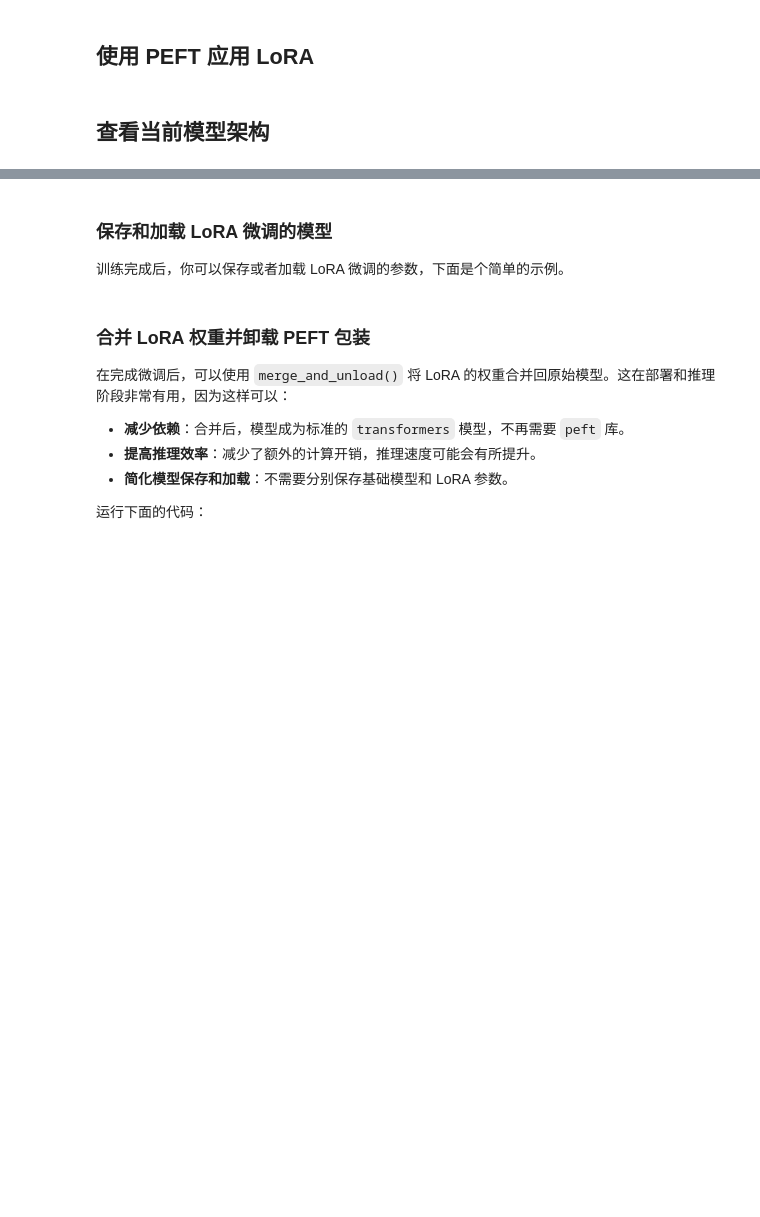
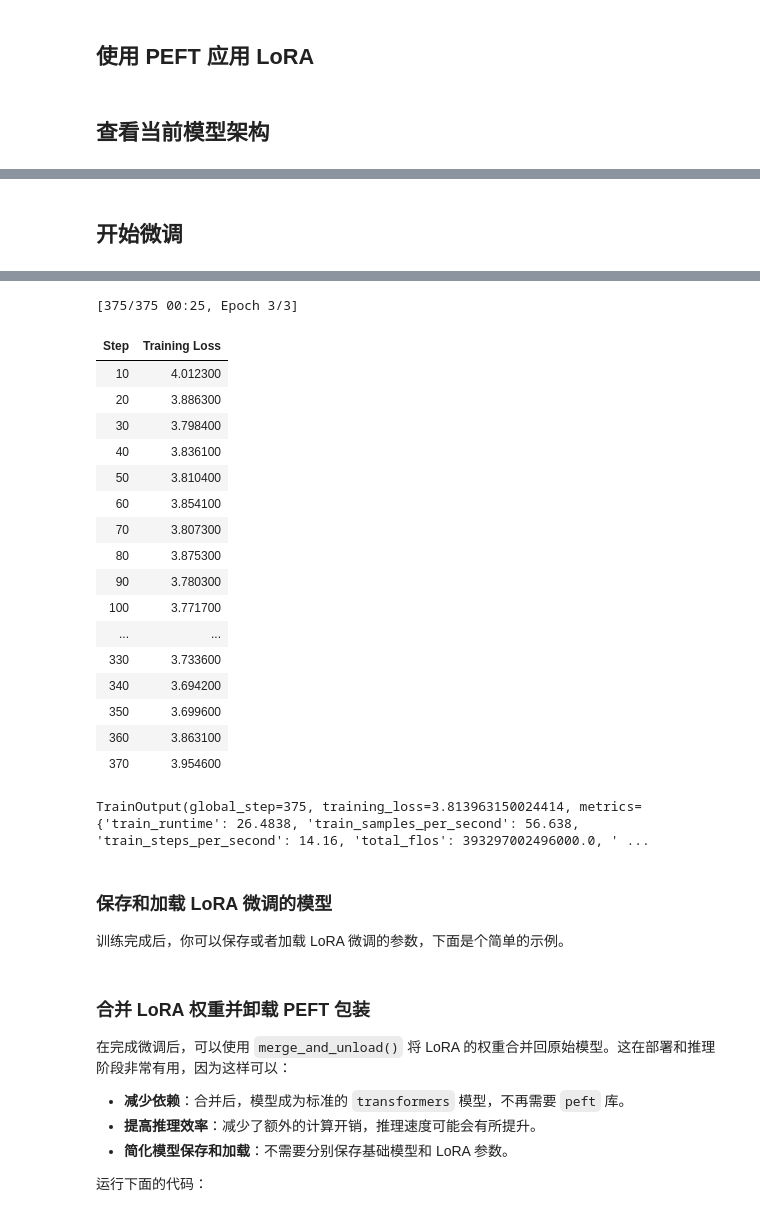
Before and after one commit to Hoper-J/AI-Guide-and-Demos-zh_CN, a Jupyter notebook: Demos/12. 应用 LoRA 到大模型的简单示例（PEFT）.ipynb, the cells around one changed output, grey strips where cells are left out. Cells and saved outputs as stored; diff of their text form; code cells hidden in the pictures; blank space fills up the shorter version.

```diff
--- a/Demos/12. 应用 LoRA 到大模型的简单示例（PEFT）.ipynb
+++ b/Demos/12. 应用 LoRA 到大模型的简单示例（PEFT）.ipynb
@@ -11,10 +17,17 @@
 # %% [markdown]
 ## 加载预训练模型
 # %%
+import os
+# 设置模型下载镜像
+os.environ['HF_ENDPOINT'] = 'https://hf-mirror.com'
+
 from transformers import AutoTokenizer, AutoModelForCausalLM
 
 # 加载预训练的 GPT-2 模型和分词器
 tokenizer = AutoTokenizer.from_pretrained('gpt2')
 model = AutoModelForCausalLM.from_pretrained('gpt2')
 
+# 使用eos_token作为pad_token
+tokenizer.pad_token = tokenizer.eos_token
+
 model
@@ -82,3 +196,5 @@ print_trainable_parameters(model)
+# %% [markdown]
+## 开始微调
 # %%
 from transformers import Trainer, TrainingArguments
 
@@ -86,18 +202,21 @@ from transformers import Trainer, TrainingArguments
 training_args = TrainingArguments(
     output_dir='./results',         # 模型保存和日志输出的目录路径
     num_train_epochs=3,             # 训练的总轮数（epochs）
-    per_device_train_batch_size=16, # 每个设备（如GPU或CPU）上的训练批次大小，16表示每次输入模型的数据数量
+    per_device_train_batch_size=4,  # 每个设备（如GPU或CPU）上的训练批次大小，4表示每次输入模型的数据数量
     learning_rate=5e-5,             # 学习率
     logging_steps=10,               # 每隔多少步（steps）进行一次日志记录
     save_steps=100,                 # 每隔多少步保存模型
+    report_to="none",               # 不使用wandb等工具记录
 )
 
 # 创建 Trainer
 trainer = Trainer(
     model=model,                    # 训练的模型对象，需要事先加载好
     args=training_args,             # 上面定义的训练参数配置
-    train_dataset=train_dataset,    # 需要对应替换成已经处理过的dataset
+    train_dataset=train_dataset,    # 使用预处理后的数据集
+    data_collator=data_collator     # 数据整理器
 )
 
 # 开始训练
 trainer.train()
+# %% [output]
@@ -104,3 +224,22 @@ trainer.train()
+[375/375 00:25, Epoch 3/3]
+| Step | Training Loss |
+| 10 | 4.012300 |
+| 20 | 3.886300 |
+| 30 | 3.798400 |
+| 40 | 3.836100 |
+| 50 | 3.810400 |
+| 60 | 3.854100 |
+| 70 | 3.807300 |
+| 80 | 3.875300 |
+| 90 | 3.780300 |
+| 100 | 3.771700 |
+| ... | ... |
+| 330 | 3.733600 |
+| 340 | 3.694200 |
+| 350 | 3.699600 |
+| 360 | 3.863100 |
+| 370 | 3.954600 |
+TrainOutput(global_step=375, training_loss=3.813963150024414, metrics={'train_runtime': 26.4838, 'train_samples_per_second': 56.638, 'train_steps_per_second': 14.16, 'total_flos': 393297002496000.0, ' ...
 # %% [markdown]
 ### 保存和加载 LoRA 微调的模型
 
```
Also changed, not shown: parts of 14 cells of this notebook, 3 other files.
